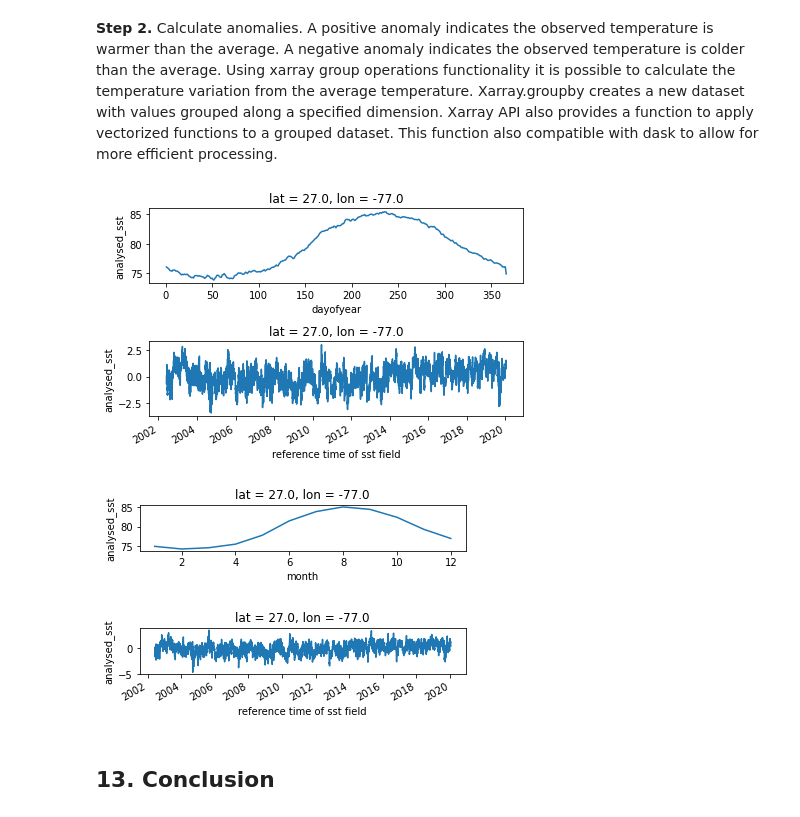
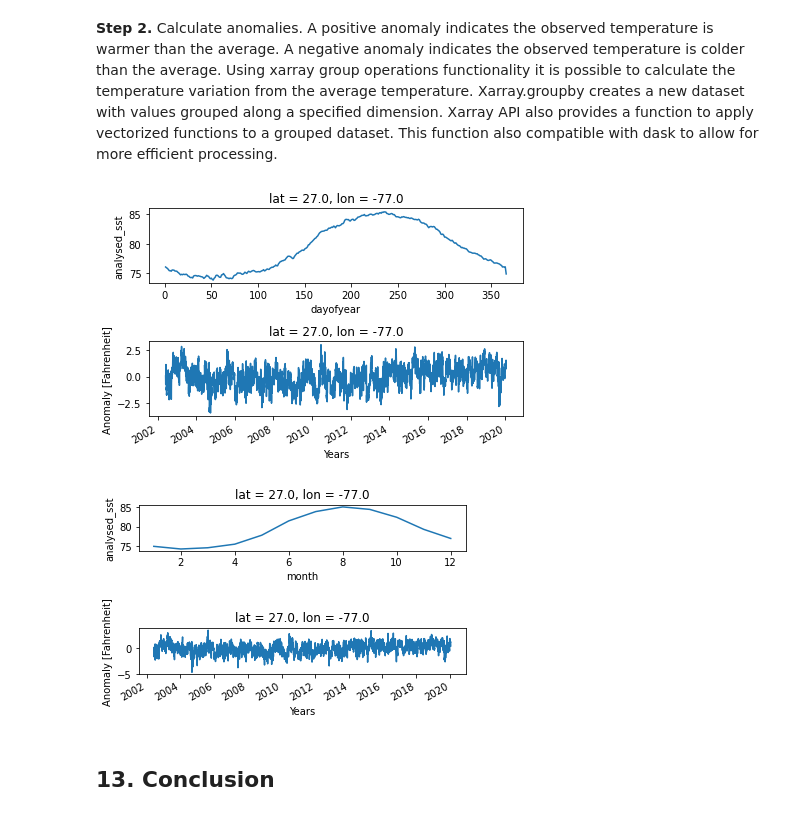
Before and after one commit to ted80810/optimal_fish_temperature_pangeo, a Jupyter notebook: Optimum_Temperature_forAngling_Bonefish.ipynb, the cells around one changed output. Drawn from its saved outputs; the diff is of its cells as text; code cells hidden in the pictures.

```diff
--- a/Optimum_Temperature_forAngling_Bonefish.ipynb
+++ b/Optimum_Temperature_forAngling_Bonefish.ipynb
@@ -398,10 +405,15 @@ daily_stand_anomalies = xr.apply_ufunc(
 fig, (ax1, ax2) = plt.subplots(2, 1)
 
 daily_climatology_mean.plot(ax=ax1)
+plt.xlabel('Days of the Year')
+plt.ylabel('SST degrees [Fahrenheit]')
+
 daily_stand_anomalies.plot(ax=ax2)
-plt.tight_layout()
+plt.xlabel('Years')
+plt.ylabel('Anomaly [Fahrenheit]')
+plt.tight_layout();
 # %% [output]
-[figure, old version]
+[figure, new version]
 # %%
 #average temperature variability by month
 monthly_climatology_mean = angling_site.groupby("time.month").mean("time")
@@ -417,12 +429,17 @@ monthly_stand_anomalies = xr.apply_ufunc(
 # %%
 #plot
 fig, (ax1, ax2) = plt.subplots(2, 1)
 
 monthly_climatology_mean.plot(ax=ax1)
+plt.xlabel('Months')
+plt.ylabel('SST degrees [Fahrenheit]')
+
 monthly_stand_anomalies.plot(ax=ax2)
-plt.tight_layout(pad=3.0)
+plt.xlabel('Years')
+plt.ylabel('Anomaly [Fahrenheit]')
+plt.tight_layout(pad=3.0);
 # %% [output]
-[figure, old version]
+[figure, new version]
 # %% [markdown]
 ## 13. Conclusion
 # %% [markdown]
```
Also changed, not shown: parts of 6 cells of this notebook, 1 other file.
